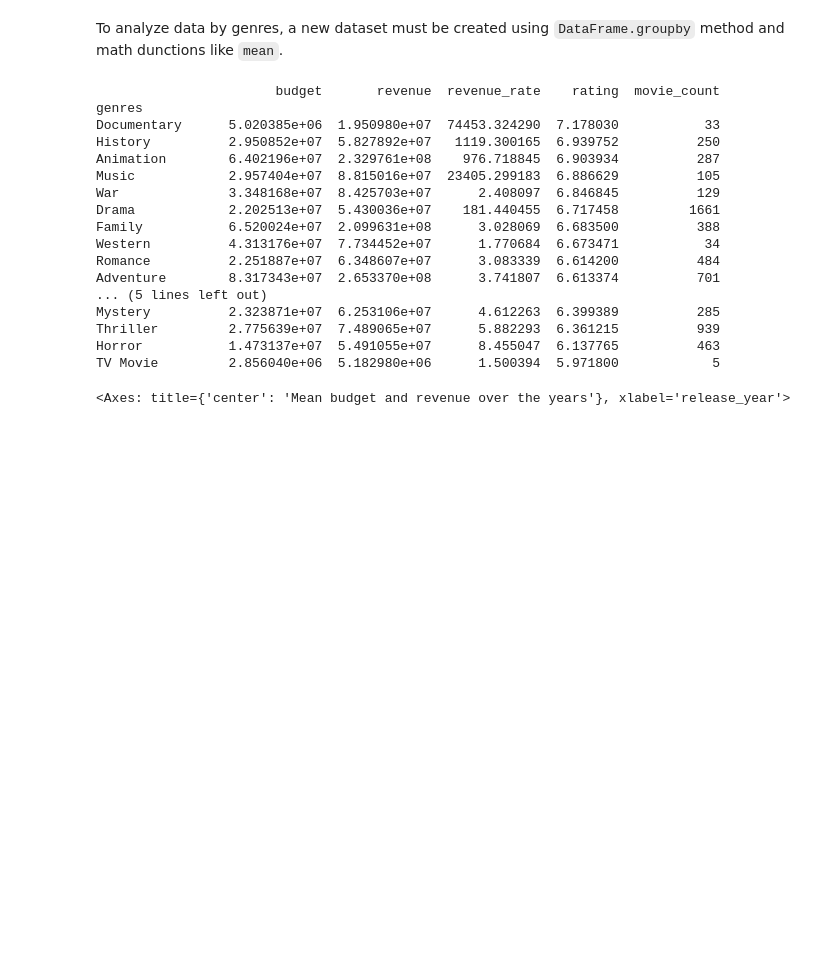
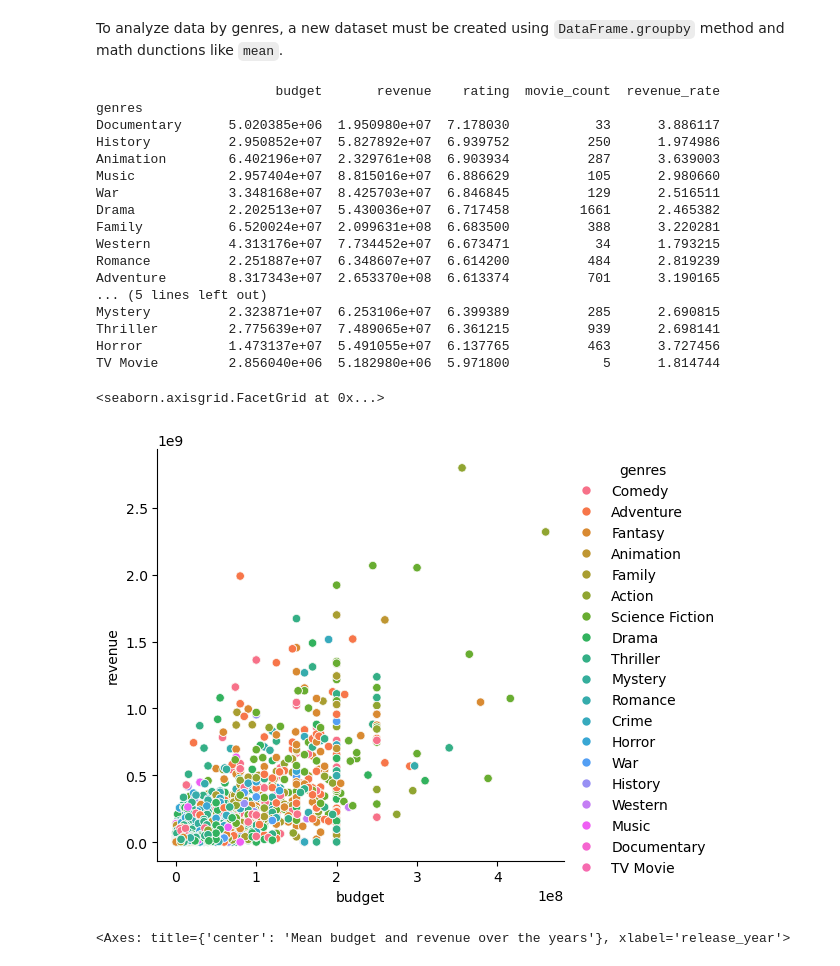
Before and after one commit to kaenkai/research-analysis-tools, a Jupyter notebook: playground/eda_netflix_movies.ipynb, the cells around one changed output. Cells and saved outputs as stored; diff of their text form; code cells hidden in the pictures; blank space fills up the shorter version.

```diff
--- a/playground/eda_netflix_movies.ipynb
+++ b/playground/eda_netflix_movies.ipynb
@@ -159,33 +159,37 @@ To analyze data by genres, a new dataset must be created using `DataFrame.groupb
 df_genres = df.copy()
 df_genres['genres'] = df['genres'].str.split(', ')
 df_genres = df_genres.explode('genres')
-df_genres['revenue_rate'] = df_genres['revenue'] / df_genres['budget']
 genres_analisys = df_genres.groupby('genres').agg({
     'budget':       'mean',
     'revenue':      'mean',
-    'revenue_rate': 'mean',
     'rating':       'mean',
     'genres':       'count'
 }).rename(columns={'genres': 'movie_count'}).sort_values(by='rating', ascending=False)
+genres_analisys['revenue_rate'] = genres_analisys['revenue'] / genres_analisys['budget']
 print(genres_analisys.to_string())
 # %% [output]
-                       budget       revenue  revenue_rate    rating  movie_count
+                       budget       revenue    rating  movie_count  revenue_rate
 genres
-Documentary      5.020385e+06  1.950980e+07  74453.324290  7.178030           33
-History          2.950852e+07  5.827892e+07   1119.300165  6.939752          250
-Animation        6.402196e+07  2.329761e+08    976.718845  6.903934          287
-Music            2.957404e+07  8.815016e+07  23405.299183  6.886629          105
-War              3.348168e+07  8.425703e+07      2.408097  6.846845          129
-Drama            2.202513e+07  5.430036e+07    181.440455  6.717458         1661
-Family           6.520024e+07  2.099631e+08      3.028069  6.683500          388
-Western          4.313176e+07  7.734452e+07      1.770684  6.673471           34
-Romance          2.251887e+07  6.348607e+07      3.083339  6.614200          484
-Adventure        8.317343e+07  2.653370e+08      3.741807  6.613374          701
+Documentary      5.020385e+06  1.950980e+07  7.178030           33      3.886117
+History          2.950852e+07  5.827892e+07  6.939752          250      1.974986
+Animation        6.402196e+07  2.329761e+08  6.903934          287      3.639003
+Music            2.957404e+07  8.815016e+07  6.886629          105      2.980660
+War              3.348168e+07  8.425703e+07  6.846845          129      2.516511
+Drama            2.202513e+07  5.430036e+07  6.717458         1661      2.465382
+Family           6.520024e+07  2.099631e+08  6.683500          388      3.220281
+Western          4.313176e+07  7.734452e+07  6.673471           34      1.793215
+Romance          2.251887e+07  6.348607e+07  6.614200          484      2.819239
+Adventure        8.317343e+07  2.653370e+08  6.613374          701      3.190165
 ... (5 lines left out)
-Mystery          2.323871e+07  6.253106e+07      4.612263  6.399389          285
-Thriller         2.775639e+07  7.489065e+07      5.882293  6.361215          939
-Horror           1.473137e+07  5.491055e+07      8.455047  6.137765          463
-TV Movie         2.856040e+06  5.182980e+06      1.500394  5.971800            5
+Mystery          2.323871e+07  6.253106e+07  6.399389          285      2.690815
+Thriller         2.775639e+07  7.489065e+07  6.361215          939      2.698141
+Horror           1.473137e+07  5.491055e+07  6.137765          463      3.727456
+TV Movie         2.856040e+06  5.182980e+06  5.971800            5      1.814744
+# %%
+sns.relplot(x='budget', y='revenue', data=df_genres, hue='genres')
+# %% [output]
+<seaborn.axisgrid.FacetGrid at 0x...>
+[figure, added]
 # %%
 yearly_trends = df.groupby('release_year').agg({
     'budget':  'mean',
```
Also changed, not shown: parts of 3 cells of this notebook.
